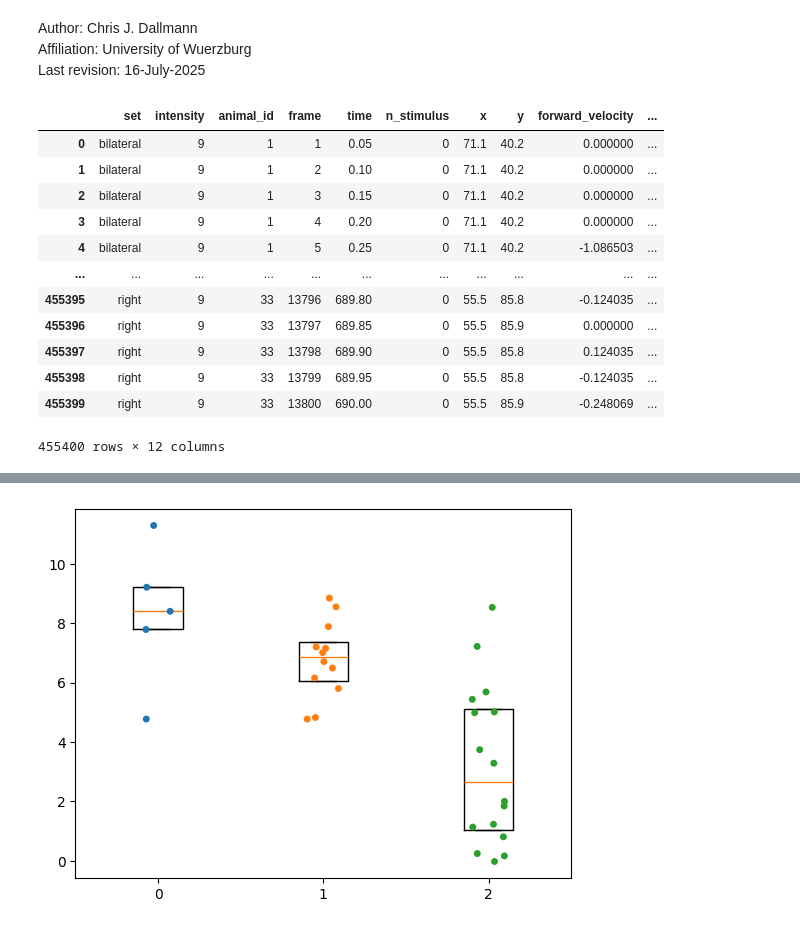
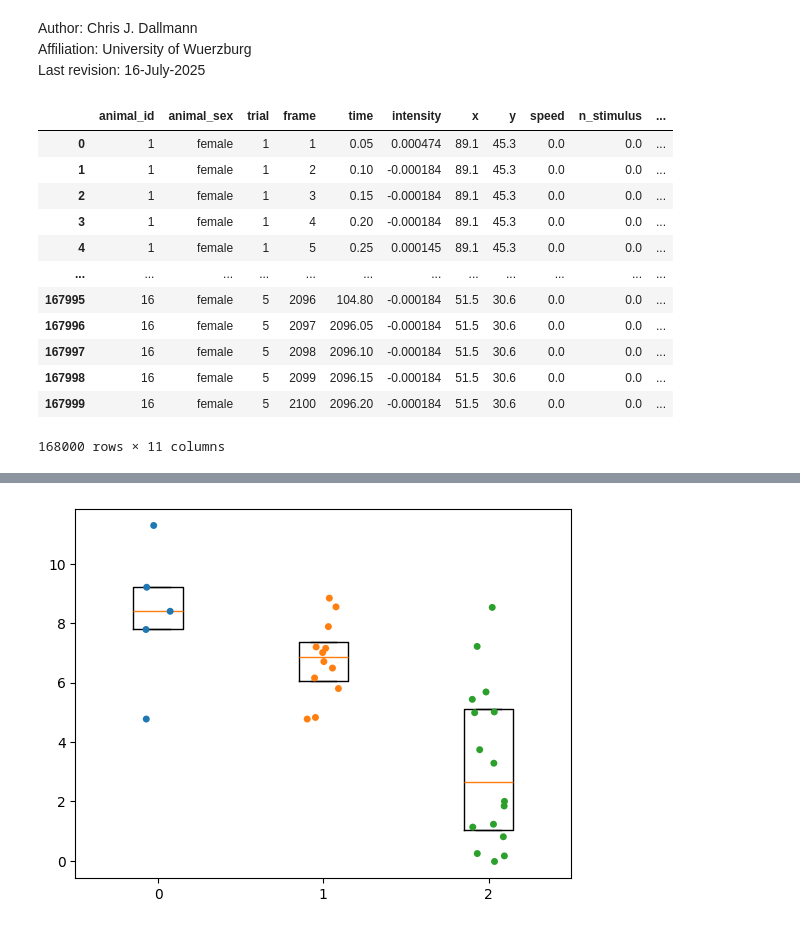
Before and after one commit to chrisjdallmann/roadrunner, a Jupyter notebook: code/arena_analysis.ipynb, the cells around one changed output, grey strips where cells are left out. Drawn from its saved outputs; the diff is of its cells as text; code cells hidden in the pictures.

```diff
--- a/code/arena_analysis.ipynb
+++ b/code/arena_analysis.ipynb
@@ -9,33 +9,33 @@ from scipy.ndimage import uniform_filter1d
 from scipy import stats
 import matplotlib.pyplot as plt
 import seaborn as sns
-# %%
-# Set parameters and load data
-data_dir = r'Z:/Data/Roadrunner/'
-dataset = 'arena_rr_sparc_cschrimson.csv'
-
-sampling_rate = 20 # Hz
-filter_size = 0.3 # s
-
-color_ctrl = [0,0,0]
-color_rr = [0/255, 174/255, 239/255]
-
-# Load data
-# Note: Positive angular velocity corresponds to counterclockwise turning
-df = pd.read_csv(data_dir+dataset)
-df
-# %% [output]
-|  | set | intensity | animal_id | frame | time | n_stimulus | x | y | forward_velocity | ... |
-| 0 | bilateral | 9 | 1 | 1 | 0.05 | 0 | 71.1 | 40.2 | 0.000000 | ... |
-| 1 | bilateral | 9 | 1 | 2 | 0.10 | 0 | 71.1 | 40.2 | 0.000000 | ... |
-| 2 | bilateral | 9 | 1 | 3 | 0.15 | 0 | 71.1 | 40.2 | 0.000000 | ... |
-| 3 | bilateral | 9 | 1 | 4 | 0.20 | 0 | 71.1 | 40.2 | 0.000000 | ... |
-| 4 | bilateral | 9 | 1 | 5 | 0.25 | 0 | 71.1 | 40.2 | -1.086503 | ... |
-| ... | ... | ... | ... | ... | ... | ... | ... | ... | ... | ... |
-| 455395 | right | 9 | 33 | 13796 | 689.80 | 0 | 55.5 | 85.8 | -0.124035 | ... |
-| 455396 | right | 9 | 33 | 13797 | 689.85 | 0 | 55.5 | 85.9 | 0.000000 | ... |
-| 455397 | right | 9 | 33 | 13798 | 689.90 | 0 | 55.5 | 85.8 | 0.124035 | ... |
-| 455398 | right | 9 | 33 | 13799 | 689.95 | 0 | 55.5 | 85.8 | -0.124035 | ... |
-| 455399 | right | 9 | 33 | 13800 | 690.00 | 0 | 55.5 | 85.9 | -0.248069 | ... |
-455400 rows × 12 columns
+# %%
+# Set parameters and load data
+data_dir = r'Z:/Data/Roadrunner/'
+dataset = 'arena_empty_cschrimson_sinusoidal.csv'
+
+sampling_rate = 20 # Hz
+filter_size = 0.3 # s
+
+color_ctrl = [0,0,0]
+color_rr = [0/255, 174/255, 239/255]
+
+# Load data
+# Note: Positive angular velocity corresponds to counterclockwise turning
+df = pd.read_csv(data_dir+dataset)
+df
+# %% [output]
+|  | animal_id | animal_sex | trial | frame | time | intensity | x | y | speed | n_stimulus | ... |
+| 0 | 1 | female | 1 | 1 | 0.05 | 0.000474 | 89.1 | 45.3 | 0.0 | 0.0 | ... |
+| 1 | 1 | female | 1 | 2 | 0.10 | -0.000184 | 89.1 | 45.3 | 0.0 | 0.0 | ... |
+| 2 | 1 | female | 1 | 3 | 0.15 | -0.000184 | 89.1 | 45.3 | 0.0 | 0.0 | ... |
+| 3 | 1 | female | 1 | 4 | 0.20 | -0.000184 | 89.1 | 45.3 | 0.0 | 0.0 | ... |
+| 4 | 1 | female | 1 | 5 | 0.25 | 0.000145 | 89.1 | 45.3 | 0.0 | 0.0 | ... |
+| ... | ... | ... | ... | ... | ... | ... | ... | ... | ... | ... | ... |
+| 167995 | 16 | female | 5 | 2096 | 104.80 | -0.000184 | 51.5 | 30.6 | 0.0 | 0.0 | ... |
+| 167996 | 16 | female | 5 | 2097 | 2096.05 | -0.000184 | 51.5 | 30.6 | 0.0 | 0.0 | ... |
+| 167997 | 16 | female | 5 | 2098 | 2096.10 | -0.000184 | 51.5 | 30.6 | 0.0 | 0.0 | ... |
+| 167998 | 16 | female | 5 | 2099 | 2096.15 | -0.000184 | 51.5 | 30.6 | 0.0 | 0.0 | ... |
+| 167999 | 16 | female | 5 | 2100 | 2096.20 | -0.000184 | 51.5 | 30.6 | 0.0 | 0.0 | ... |
+168000 rows × 11 columns
 # %%
```
Also changed, not shown: parts of 9 cells of this notebook.
